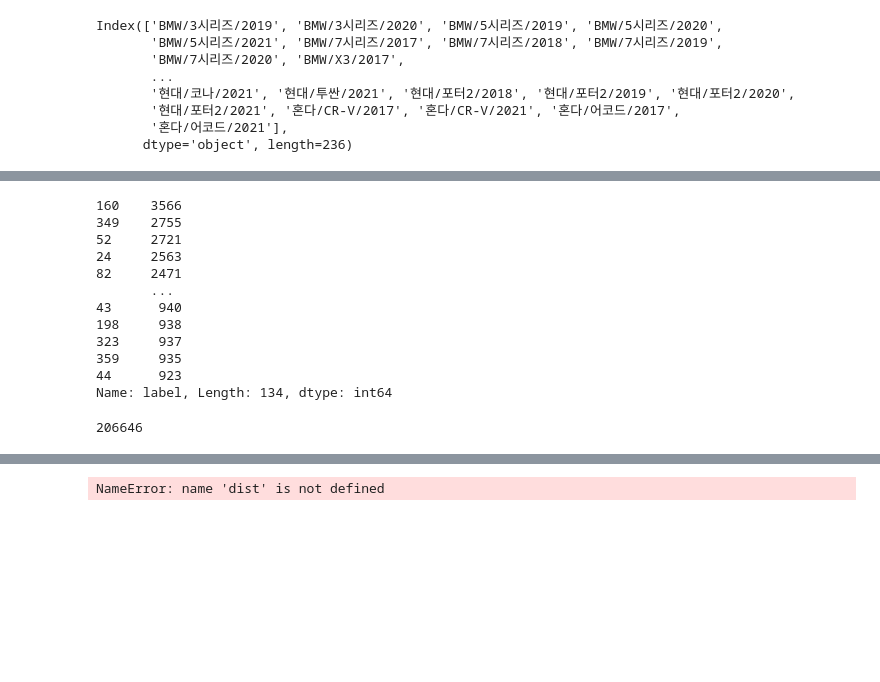
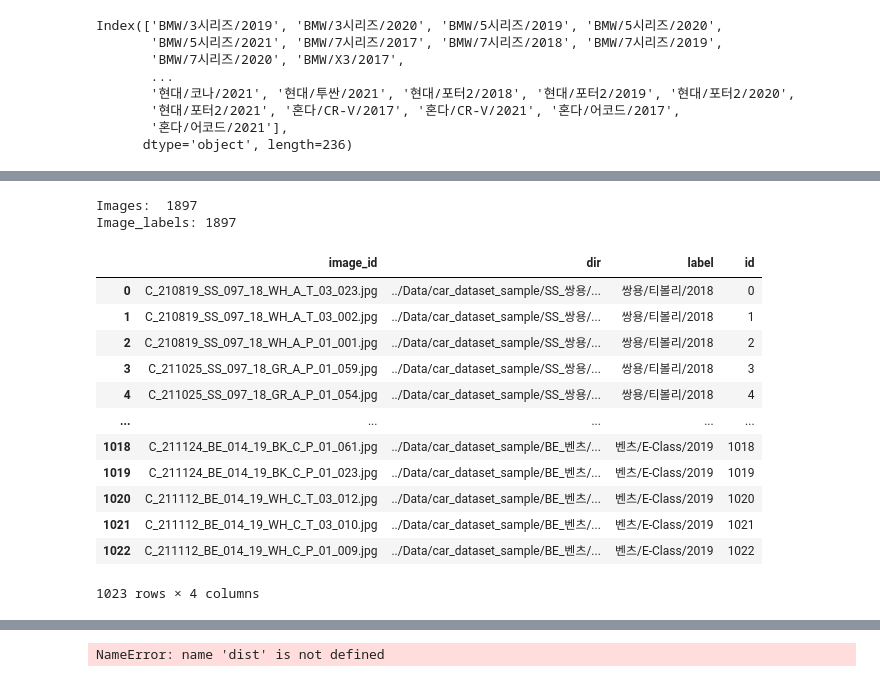
Before and after one commit to hojunking/KD_models, a Jupyter notebook: classification_train.ipynb, the cells around one changed output, grey strips where cells are left out. Saved outputs shown, nothing was run; the diff lists cells and outputs as text; code cells hidden in the pictures; blank space fills up the shorter version.

```diff
--- a/classification_train.ipynb
+++ b/classification_train.ipynb
@@ -199,20 +191,55 @@ train
-# %%
-train['label'].value_counts()
-# %% [output]
-160    3566
-349    2755
-52     2721
-24     2563
-82     2471
-       ...
-43      940
-198     938
-323     937
-359     935
-44      923
-Name: label, Length: 134, dtype: int64
-# %%
-print(len(train.label))
-# %% [output]
-206646
+# %%
+path = '../Data/car_dataset_sample/'
+img_names = []
+img_labels = []
+
+for folder, subfolders, filenames in os.walk(path):
+    for img in filenames:
+        img_names.append(folder+'/'+img)
+        img_labels.append(img[9:18])
+
+print('Images: ',len(img_names))
+print("Image_labels:", len(img_labels))
+# %% [output]
+Images:  1897
+Image_labels: 1897
+# %%
+test_df = pd.DataFrame(img_names, columns=['image_id'])
+test_df['dir'] = test_df['image_id'].apply(lambda x: os.path.dirname(x))
+test_df['image_id'] = test_df['image_id'].apply(lambda x: os.path.basename(x))
+test_df['label'] = img_labels
+
+label_value = []
+for i, di in enumerate(test_df['dir']):
+    dir_l = di[30:-7].split('_')
+    dir_v = dir_l[0][:-3] + dir_l[1]
+    label_value.append(dir_v)
+
+# label_value
+test_df['label'] = label_value
+test = test_df
+
+
+# 해당 라벨과 일치하는 인덱스(열) 삭제
+for i in range(len(low_data)):
+    idx = test[test['label'] == low_data[i]].index
+    test.drop(idx, inplace=True)
+test.reset_index(inplace=True, drop=True)
+test['id'] = test.index
+test
+# idx
+# %% [output]
+|  | image_id | dir | label | id |
+| 0 | C_210819_SS_097_18_WH_A_T_03_023.jpg | ../Data/car_dataset_sample/SS_쌍용/... | 쌍용/티볼리/2018 | 0 |
+| 1 | C_210819_SS_097_18_WH_A_T_03_002.jpg | ../Data/car_dataset_sample/SS_쌍용/... | 쌍용/티볼리/2018 | 1 |
+| 2 | C_210819_SS_097_18_WH_A_P_01_001.jpg | ../Data/car_dataset_sample/SS_쌍용/... | 쌍용/티볼리/2018 | 2 |
+| 3 | C_211025_SS_097_18_GR_A_P_01_059.jpg | ../Data/car_dataset_sample/SS_쌍용/... | 쌍용/티볼리/2018 | 3 |
+| 4 | C_211025_SS_097_18_GR_A_P_01_054.jpg | ../Data/car_dataset_sample/SS_쌍용/... | 쌍용/티볼리/2018 | 4 |
+| ... | ... | ... | ... | ... |
+| 1018 | C_211124_BE_014_19_BK_C_P_01_061.jpg | ../Data/car_dataset_sample/BE_벤츠/... | 벤츠/E-Class/2019 | 1018 |
+| 1019 | C_211124_BE_014_19_BK_C_P_01_023.jpg | ../Data/car_dataset_sample/BE_벤츠/... | 벤츠/E-Class/2019 | 1019 |
+| 1020 | C_211112_BE_014_19_WH_C_T_03_012.jpg | ../Data/car_dataset_sample/BE_벤츠/... | 벤츠/E-Class/2019 | 1020 |
+| 1021 | C_211112_BE_014_19_WH_C_T_03_010.jpg | ../Data/car_dataset_sample/BE_벤츠/... | 벤츠/E-Class/2019 | 1021 |
+| 1022 | C_211112_BE_014_19_WH_C_P_01_009.jpg | ../Data/car_dataset_sample/BE_벤츠/... | 벤츠/E-Class/2019 | 1022 |
+1023 rows × 4 columns
 # %%
```
Also changed, not shown: parts of 8 cells of this notebook, 3 other files.
